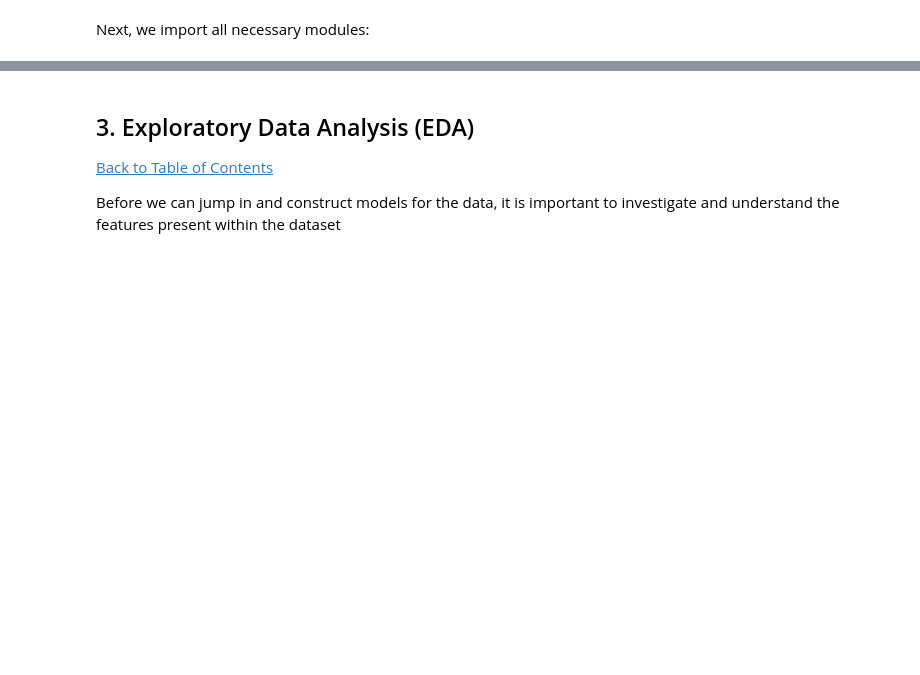
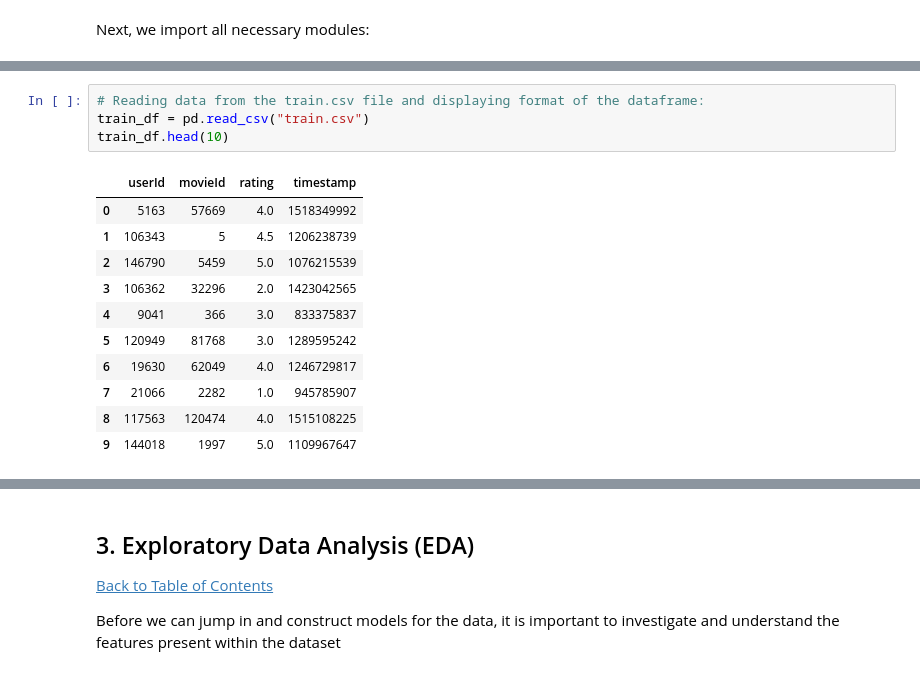
Before and after one commit to Kabous0017/Unsupervised-Learning-Team-NM4-VersionControl, a Jupyter notebook: FinalNotebook_Team_NM4.ipynb, the cells around one changed output, grey strips where cells are left out. Saved outputs shown, nothing was run; the diff lists cells and outputs as text; blank space fills up the shorter version.

```diff
--- a/FinalNotebook_Team_NM4.ipynb
+++ b/FinalNotebook_Team_NM4.ipynb
@@ -160,0 +366,16 @@ We load the data from the datafiles:
+# %%
+# Reading data from the train.csv file and displaying format of the dataframe:
+train_df = pd.read_csv("train.csv")
+train_df.head(10)
+# %% [output]
+|  | userId | movieId | rating | timestamp |
+| 0 | 5163 | 57669 | 4.0 | 1518349992 |
+| 1 | 106343 | 5 | 4.5 | 1206238739 |
+| 2 | 146790 | 5459 | 5.0 | 1076215539 |
+| 3 | 106362 | 32296 | 2.0 | 1423042565 |
+| 4 | 9041 | 366 | 3.0 | 833375837 |
+| 5 | 120949 | 81768 | 3.0 | 1289595242 |
+| 6 | 19630 | 62049 | 4.0 | 1246729817 |
+| 7 | 21066 | 2282 | 1.0 | 945785907 |
+| 8 | 117563 | 120474 | 4.0 | 1515108225 |
+| 9 | 144018 | 1997 | 5.0 | 1109967647 |
```
Also changed, not shown: parts of 17 cells of this notebook, 1 other file.
